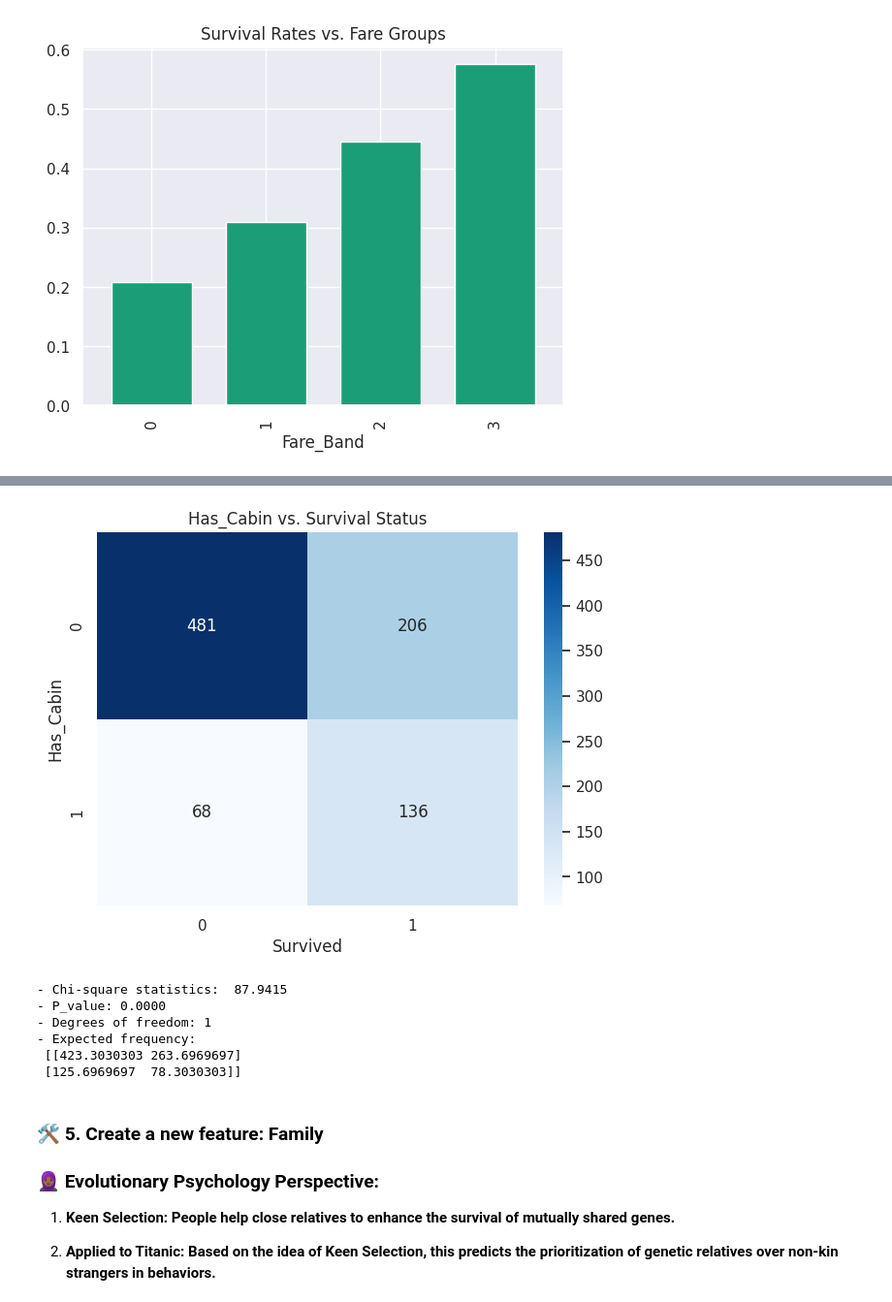
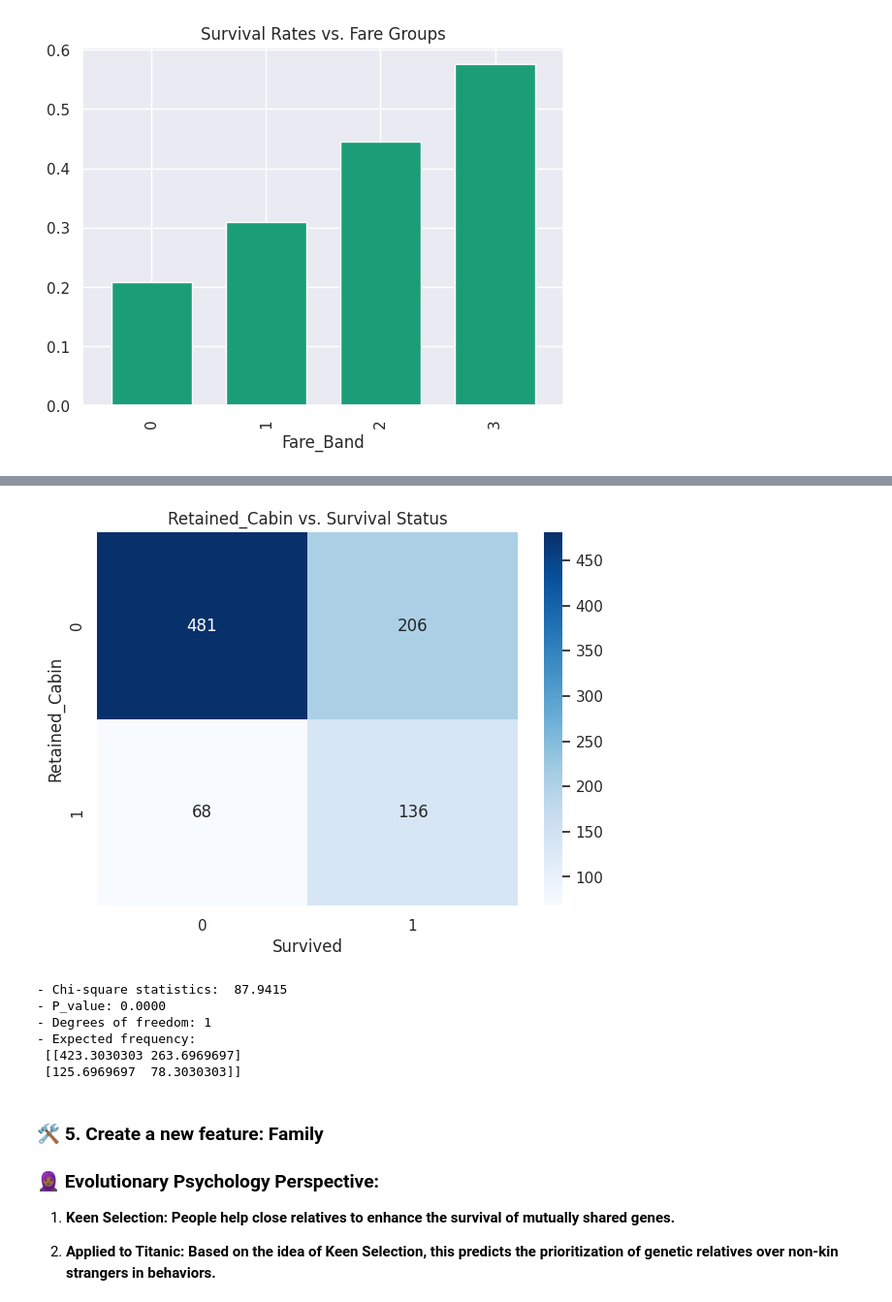
Before and after one commit to yigaai/Storytelling_with_Data, a Jupyter notebook: titanic-survival-prediction.ipynb, the cells around one changed output, grey strips where cells are left out. Shown at 97% size. Drawn from its saved outputs; the diff is of its cells as text; code cells hidden in the pictures.

```diff
--- a/titanic-survival-prediction.ipynb
+++ b/titanic-survival-prediction.ipynb
@@ -588,11 +586,10 @@ def extract_prefix(ticket):
     prefix = [p for p in parts if not p.isdigit()]
     return prefix[0] if prefix else 'None'
 
-df['Ticket_Prefix'] = df['Ticket'].apply(extract_prefix)
+df['Prefix'] = df['Ticket'].apply(extract_prefix)
+df['Ticket_Prefix'] = df['Prefix'].isna().astype(int)
 
-df['Pclass_Prefix_Survival_Rate']= df.groupby(['Pclass', 'Ticket_Prefix'])['Survived'].transform('mean')
-
-df['Ticket_IsNumeric'] = df['Ticket'].apply(lambda x: x.isdigit()).astype(int)
+df['Ticket_IsNumber'] = df['Ticket'].apply(lambda x: x.isdigit()).astype(int)
 
 ticket_counts = df['Ticket'].value_counts()
 df['Ticket_Frequency'] = df['Ticket'].map(ticket_counts)
@@ -652,4 +649,4 @@ df.groupby(['Fare_Band'])['Survived'].mean().plot(kind='bar',
 # %%
-df['Has_Cabin'] = df['Cabin'].notna().astype(int)
+df['Retained_Cabin'] = df['Cabin'].notna().astype(int)
 # %%
 sns.countplot(data=df,
@@ -666,5 +663,5 @@ plt.show()
 # %%
-contingency_table = pd.crosstab(df['Has_Cabin'], df['Survived'])
+contingency_table = pd.crosstab(df['Retained_Cabin'], df['Survived'])
 print('\n === Contingency Table === \n')
 print(contingency_table, '\n')
 
@@ -673,7 +670,7 @@ plt.figure(figsize=(7,5))
 
 sns.heatmap(contingency_table, annot=True, fmt='d', cmap='Blues')
 
-plt.title('Has_Cabin vs. Survival Status')
+plt.title('Retained_Cabin vs. Survival Status')
 plt.show()
 
 chi2, p, dof, expected = chi2_contingency(contingency_table)
@@ -691,4 +688,4 @@ Has_Cabin
-[figure, old version]
+[figure, new version]
 - Chi-square statistics:  87.9415
 - P_value: 0.0000
 - Degrees of freedom: 1
```
Also changed, not shown: parts of 13 cells of this notebook.
